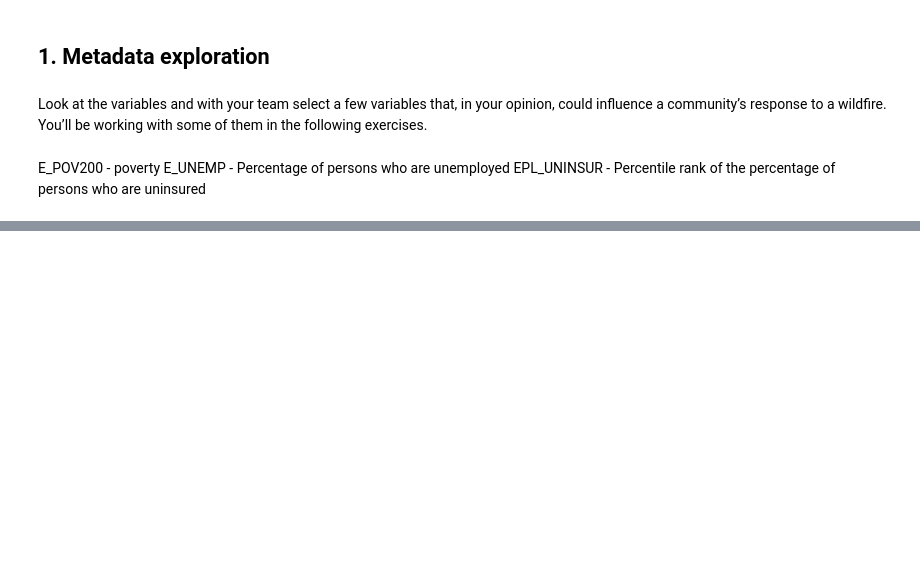
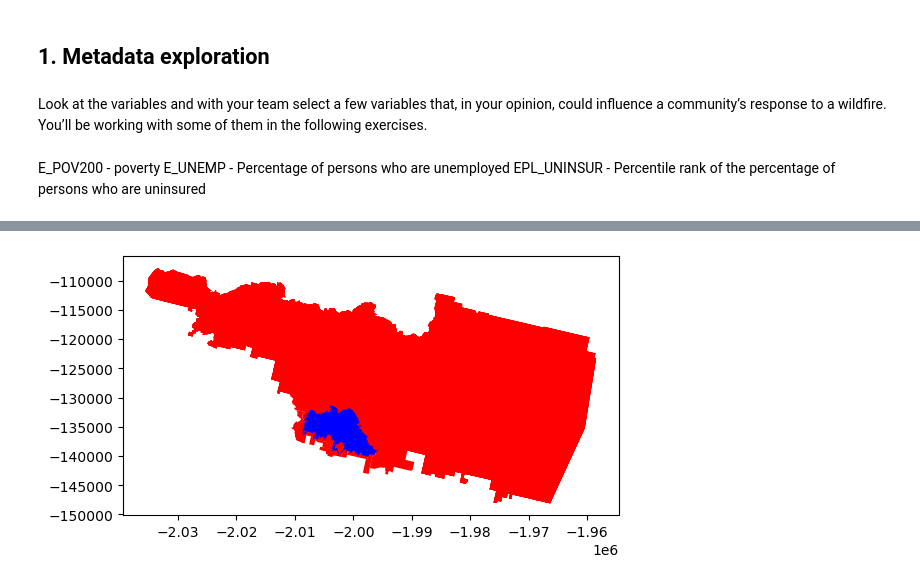
Before and after one commit to austinmartinez12/eds220-2025-sections, a Jupyter notebook: Untitled.ipynb, the cells around one changed output, grey strips where cells are left out. Saved outputs shown, nothing was run; the diff lists cells and outputs as text; code cells hidden in the pictures; blank space fills up the shorter version.

```diff
--- a/Untitled.ipynb
+++ b/Untitled.ipynb
@@ -40,0 +99,8 @@ print(EJI.shape, "\n")
+# %%
+
+fig, ax = plt.subplots()
+EE_data.plot(ax=ax, color='red')
+Eaton.plot(ax=ax, color = "blue")
+plt.show()
+# %% [output]
+[figure, added]
```
Also changed, not shown: parts of 21 cells of this notebook.
